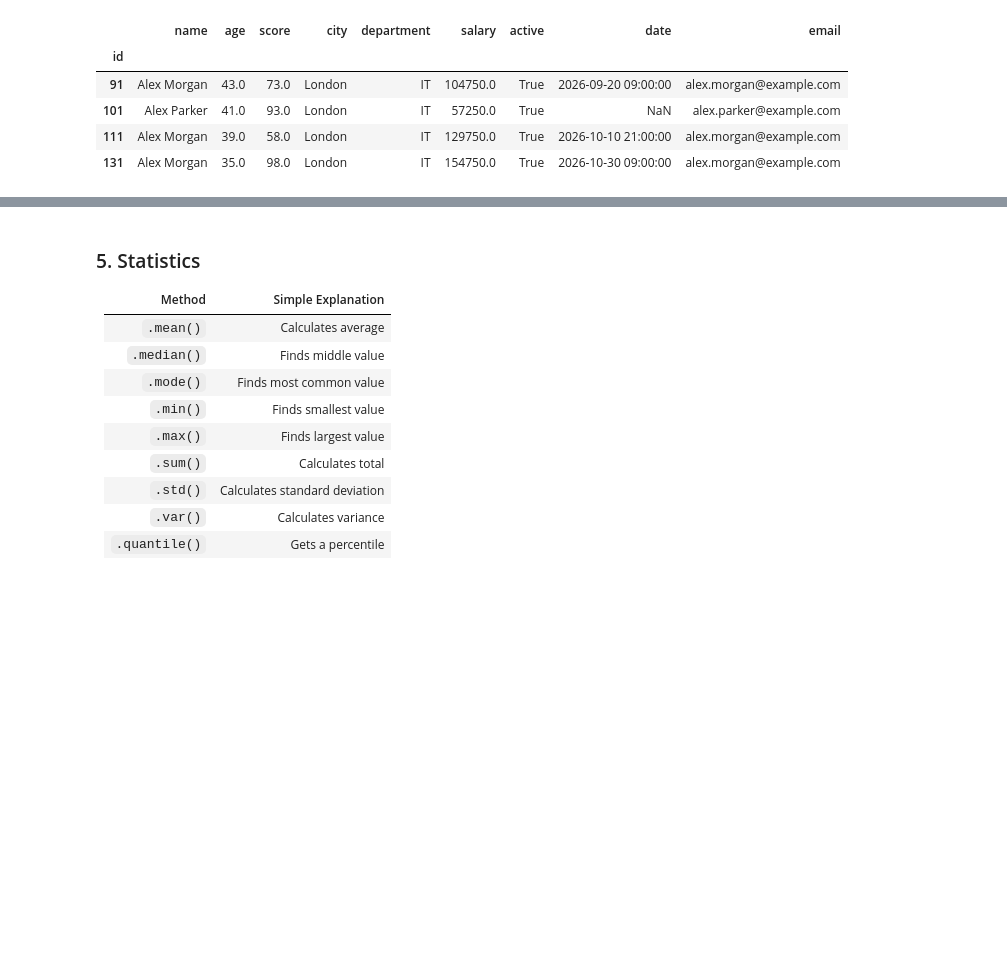
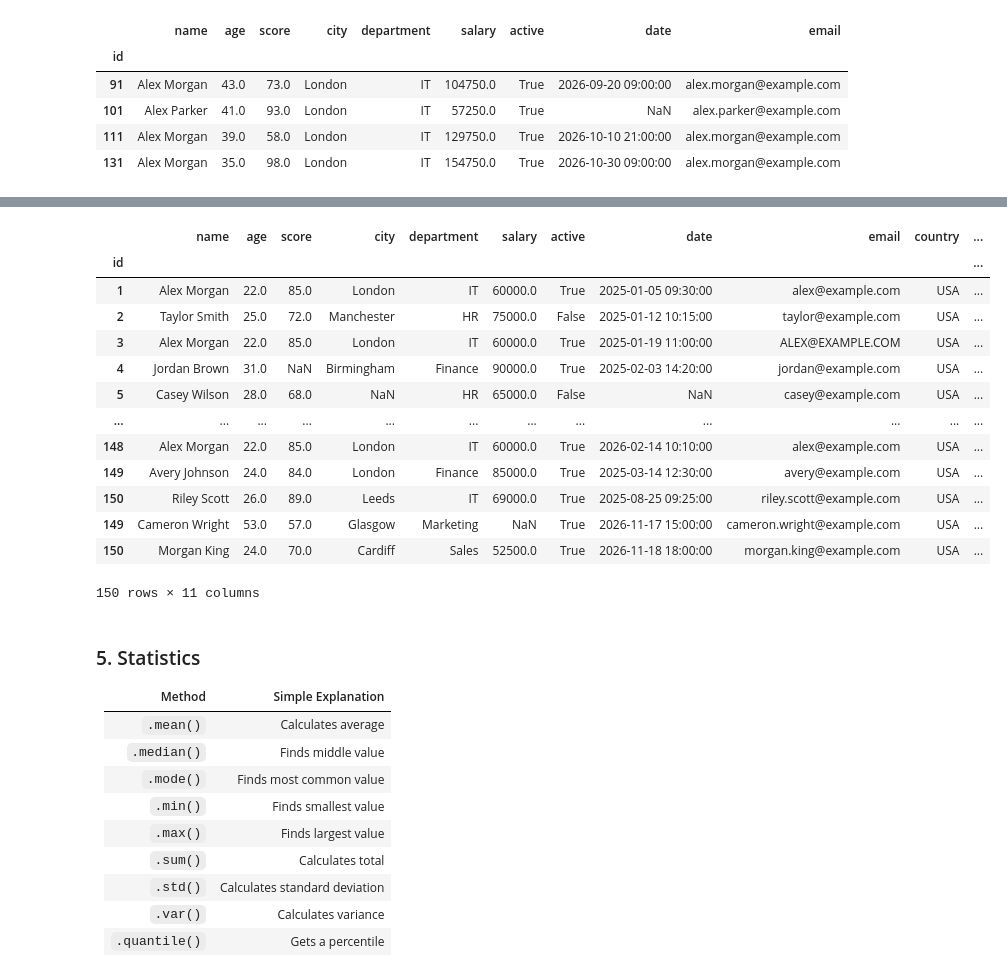
Before and after one commit to zaibgray/pandas, a Jupyter notebook: pandas.ipynb, the cells around one changed output, grey strips where cells are left out. Saved outputs shown, nothing was run; the diff lists cells and outputs as text; code cells hidden in the pictures; blank space fills up the shorter version.

```diff
--- a/pandas.ipynb
+++ b/pandas.ipynb
@@ -2020,0 +2050,4 @@ age_employees
+# %%
+# adding new column
+employees["country"] = "USA"
+employees.head()
@@ -2021,3 +2062,22 @@ age_employees
+# %%
+# from existing ones
+employees["first_name"] = employees["name"].str.split(" ").apply(lambda x:x[0])
+employees
+# %% [output]
+|  | name | age | score | city | department | salary | active | date | email | country | ... |
+| id |  |  |  |  |  |  |  |  |  |  | ... |
+| 1 | Alex Morgan | 22.0 | 85.0 | London | IT | 60000.0 | True | 2025-01-05 09:30:00 | alex@example.com | USA | ... |
+| 2 | Taylor Smith | 25.0 | 72.0 | Manchester | HR | 75000.0 | False | 2025-01-12 10:15:00 | taylor@example.com | USA | ... |
+| 3 | Alex Morgan | 22.0 | 85.0 | London | IT | 60000.0 | True | 2025-01-19 11:00:00 | ALEX@EXAMPLE.COM | USA | ... |
+| 4 | Jordan Brown | 31.0 | NaN | Birmingham | Finance | 90000.0 | True | 2025-02-03 14:20:00 | jordan@example.com | USA | ... |
+| 5 | Casey Wilson | 28.0 | 68.0 | NaN | HR | 65000.0 | False | NaN | casey@example.com | USA | ... |
+| ... | ... | ... | ... | ... | ... | ... | ... | ... | ... | ... | ... |
+| 148 | Alex Morgan | 22.0 | 85.0 | London | IT | 60000.0 | True | 2026-02-14 10:10:00 | alex@example.com | USA | ... |
+| 149 | Avery Johnson | 24.0 | 84.0 | London | Finance | 85000.0 | True | 2025-03-14 12:30:00 | avery@example.com | USA | ... |
+| 150 | Riley Scott | 26.0 | 89.0 | Leeds | IT | 69000.0 | True | 2025-08-25 09:25:00 | riley.scott@example.com | USA | ... |
+| 149 | Cameron Wright | 53.0 | 57.0 | Glasgow | Marketing | NaN | True | 2026-11-17 15:00:00 | cameron.wright@example.com | USA | ... |
+| 150 | Morgan King | 24.0 | 70.0 | Cardiff | Sales | 52500.0 | True | 2026-11-18 18:00:00 | morgan.king@example.com | USA | ... |
+150 rows × 11 columns
 # %% [markdown]
 ### 5. Statistics
 
```
Also changed, not shown: parts of 3 cells of this notebook.
